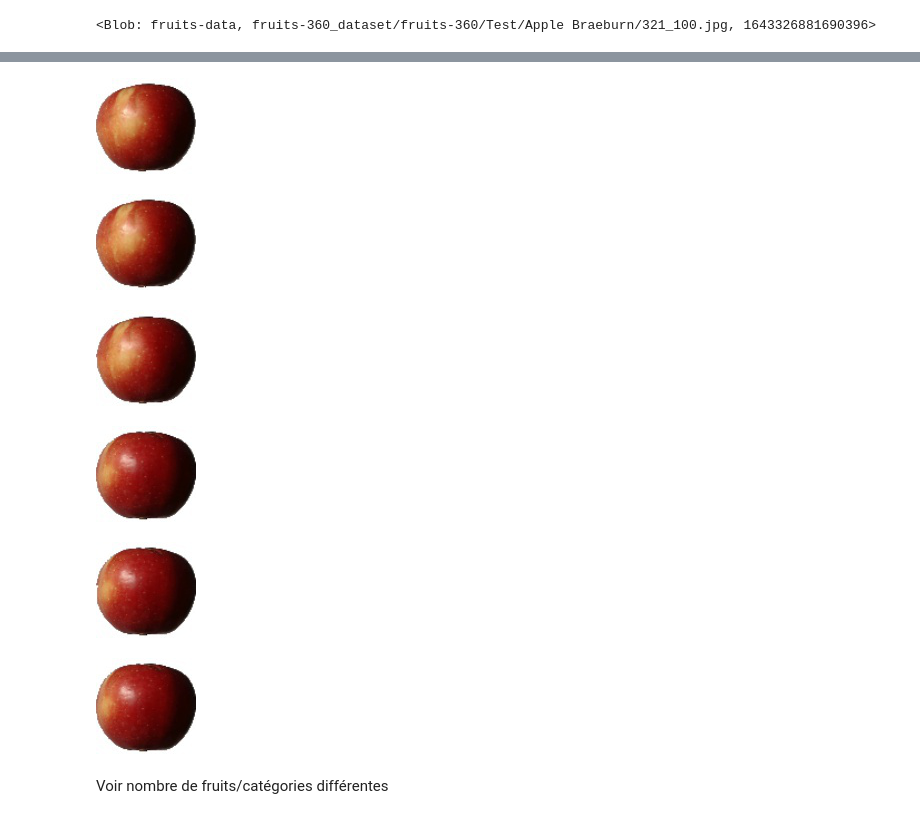
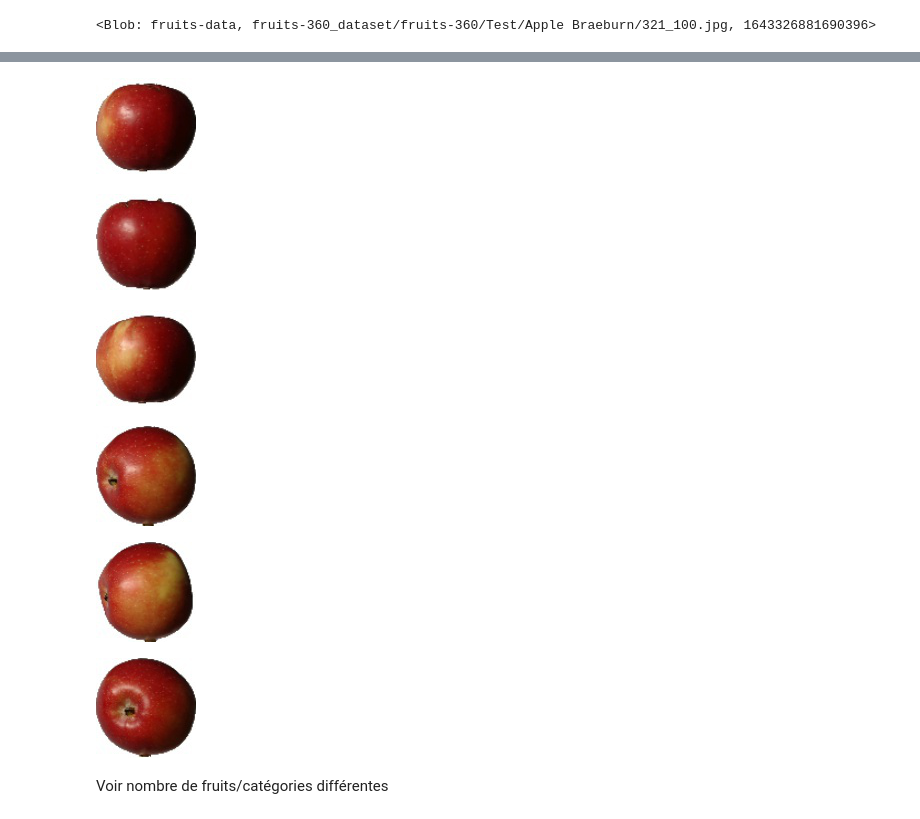
Before and after one commit to mikoa9/projet08, a Jupyter notebook: Projet8-Fruits.ipynb, the cells around one changed output, grey strips where cells are left out. Cells and saved outputs as stored; diff of their text form; code cells hidden in the pictures.

```diff
--- a/Projet8-Fruits.ipynb
+++ b/Projet8-Fruits.ipynb
@@ -94,33 +89,27 @@ for blob in blob_limited:
-# %%
-image1 = Image.open('321_100.jpg')
-image1
-# %% [output]
-[figure, removed]
-# %%
-image2 = Image.open('322_100.jpg')
-image2
-# %% [output]
-[figure, removed]
-# %%
-image3 = Image.open('327_100.jpg')
-image3
-# %% [output]
-[figure, removed]
-# %%
-image4 = Image.open('32_100.jpg')
-image4
-# %% [output]
-[figure, removed]
-# %%
-image5 = Image.open('33_100.jpg')
-image5
-# %% [output]
-[figure, removed]
-# %%
-image6 = Image.open('34_100.jpg')
-image6
-# %% [output]
-[figure, removed]
+# %%
+Image.open(io.BytesIO(blobs_test[10].download_as_bytes()))
+# %% [output]
+[figure, added]
+# %%
+Image.open(io.BytesIO(blobs_test[50].download_as_bytes()))
+# %% [output]
+[figure, added]
+# %%
+Image.open(io.BytesIO(blobs_test[70].download_as_bytes()))
+# %% [output]
+[figure, added]
+# %%
+Image.open(io.BytesIO(blobs_test[90].download_as_bytes()))
+# %% [output]
+[figure, added]
+# %%
+Image.open(io.BytesIO(blobs_test[110].download_as_bytes()))
+# %% [output]
+[figure, added]
+# %%
+Image.open(io.BytesIO(blobs_test[130].download_as_bytes()))
+# %% [output]
+[figure, added]
 # %% [markdown]
 Voir nombre de fruits/catégories différentes
 # %%
```
Also changed, not shown: parts of 13 cells of this notebook.
